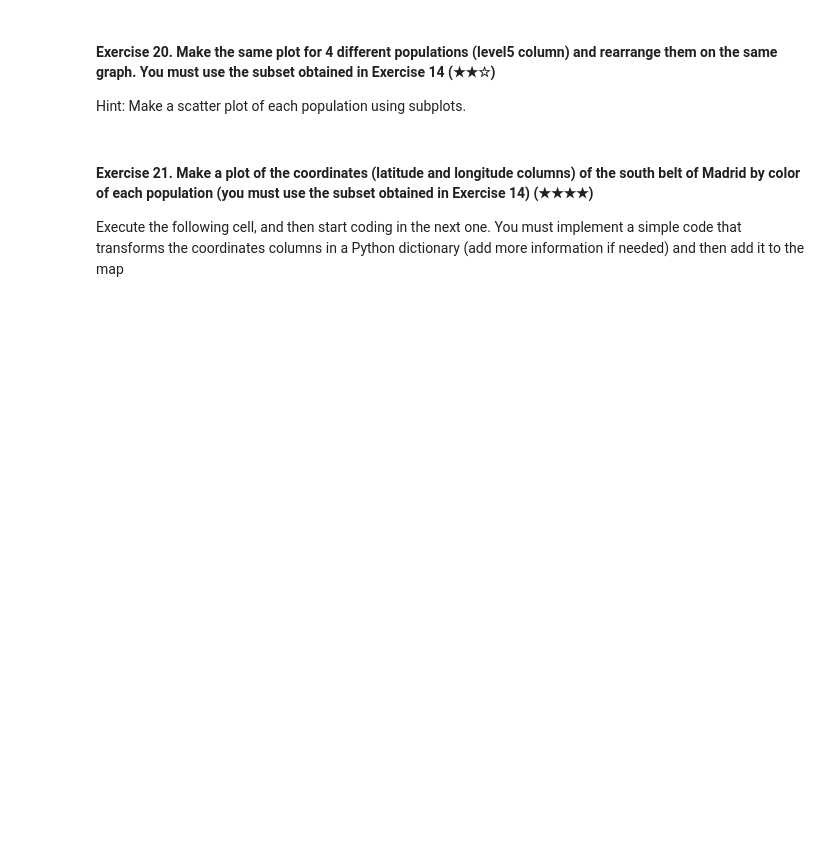
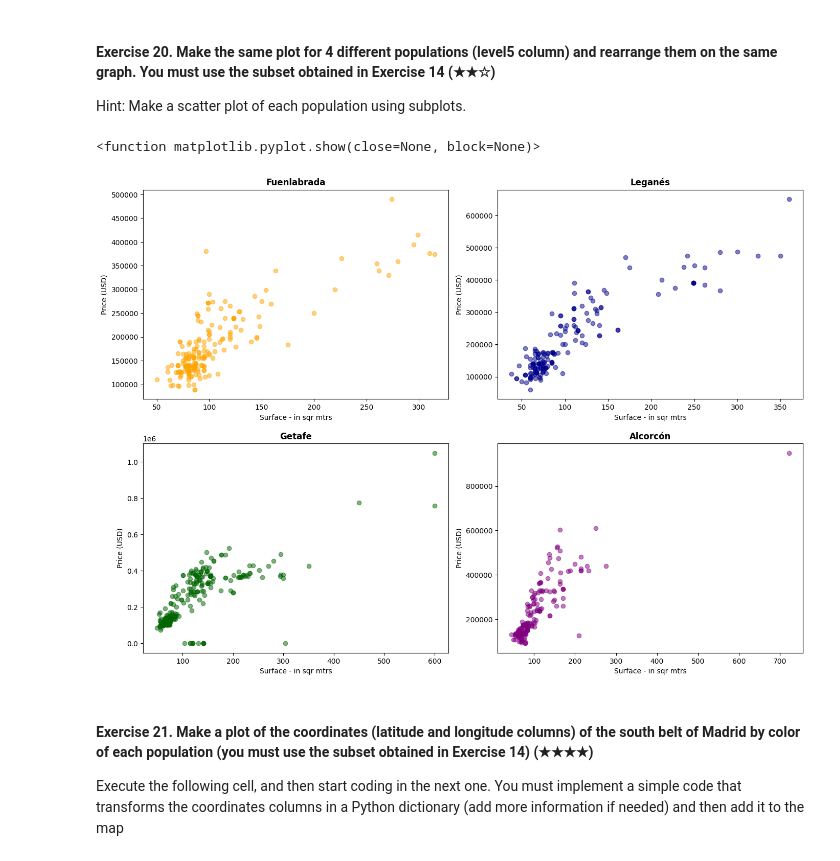
Before and after one commit to 4GeeksAcademy/realestate-datacleanup-exercise-msalaverri_prework_review, a Jupyter notebook: project.ipynb, the cells around one changed output. Drawn from its saved outputs; the diff is of its cells as text; code cells hidden in the pictures; blank space fills up the shorter version.

```diff
--- a/project.ipynb
+++ b/project.ipynb
@@ -471,3 +509,16 @@ Hint: You can help yourself by reviewing the *multihist* demo of Matplotlib.
 Hint: Create a new column called `pps` (price per square meter) and then analyze the values.
 # %%
 # TODO
+
+#Create a new column called pps in the subset
+south_belt_madrid_subset.loc[:, 'pps'] = south_belt_madrid_subset['price'] / south_belt_madrid_subset['surface']
+
+#Filter subset by places
+filtered_subset = south_belt_madrid_subset[south_belt_madrid_subset['level5'].isin(['Getafe', 'Alcorcón'])]
+
+#PPS Values
+getafe_pps = filtered_subset[filtered_subset['level5'] == 'Getafe']['pps']
+alcorcon_pps = filtered_subset[filtered_subset['level5'] == 'Alcorcón']['pps']
+
+print(f"Getafe\n- Mean: {getafe_pps.mean():.2f}\n- Variance: {getafe_pps.var():.2f}\n")
+print(f"Alcorcón\n- Mean: {alcorcon_pps.mean():.2f}\n- Variance: {alcorcon_pps.var():.2f}\n")
@@ -477,6 +544,43 @@ Hint: Create a new column called `pps` (price per square meter) and then analyze
 Hint: Make a scatter plot of each population using subplots.
 # %%
 # TODO
+
+#Subplots
+fig,axs = plt.subplots(2, 2, figsize=(14,10))
+
+# Fuenlabrada Plot
+fuenlabrada_subset = south_belt_madrid_subset[south_belt_madrid_subset['level5'] == 'Fuenlabrada']
+axs[0, 0].scatter(fuenlabrada_subset['surface'], fuenlabrada_subset['price'], alpha=0.5, color="orange")
+axs[0, 0].set_title('Fuenlabrada', weight='bold')
+axs[0, 0].set_xlabel('Surface - in sqr mtrs')
+axs[0, 0].set_ylabel('Price (USD)')
+
+# Leganés Plot
+leganes_subset = south_belt_madrid_subset[south_belt_madrid_subset['level5'] == 'Leganés']
+axs[0, 1].scatter(leganes_subset['surface'], leganes_subset['price'], alpha=0.5, color="darkblue")
+axs[0, 1].set_title('Leganés', weight='bold')
+axs[0, 1].set_xlabel('Surface - in sqr mtrs')
+axs[0, 1].set_ylabel('Price (USD)')
+
+# Getafe Plot
+getafe_subset = south_belt_madrid_subset[south_belt_madrid_subset['level5'] == 'Getafe']
+axs[1, 0].scatter(getafe_subset['surface'], getafe_subset['price'], alpha=0.5, color="darkgreen")
+axs[1, 0].set_title('Getafe', weight='bold')
+axs[1, 0].set_xlabel('Surface - in sqr mtrs')
+axs[1, 0].set_ylabel('Price (USD)')
+
+# Alcorcón Plot
+alcorcon_subset = south_belt_madrid_subset[south_belt_madrid_subset['level5'] == 'Alcorcón']
+axs[1, 1].scatter(alcorcon_subset['surface'], alcorcon_subset['price'], alpha=0.5, color="purple")
+axs[1, 1].set_title('Alcorcón', weight='bold')
+axs[1, 1].set_xlabel('Surface - in sqr mtrs')
+axs[1, 1].set_ylabel('Price (USD)')
+
+plt.tight_layout(pad=1.0,h_pad=1.5)
+plt.show
+# %% [output]
+<function matplotlib.pyplot.show(close=None, block=None)>
+[figure, added]
 # %% [markdown]
 #### Exercise 21. Make a plot of the coordinates (latitude and longitude columns) of the south belt of Madrid by color of each population (you must use the subset obtained in Exercise 14) (★★★★)
 
```
Also changed, not shown: parts of 8 cells of this notebook.
